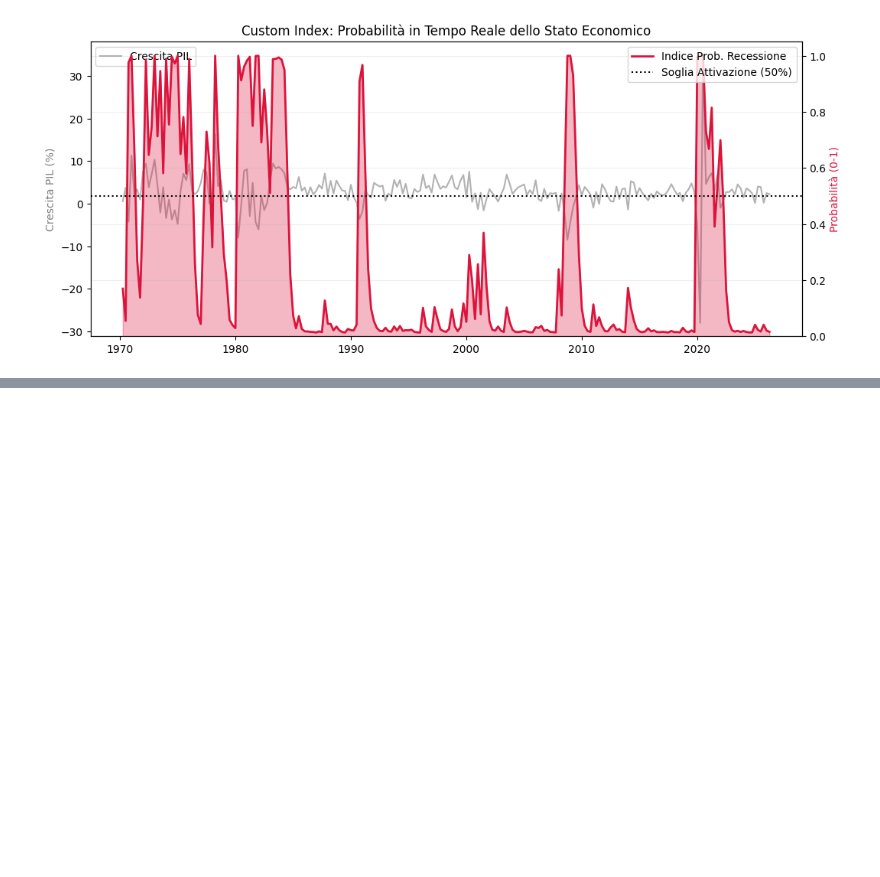
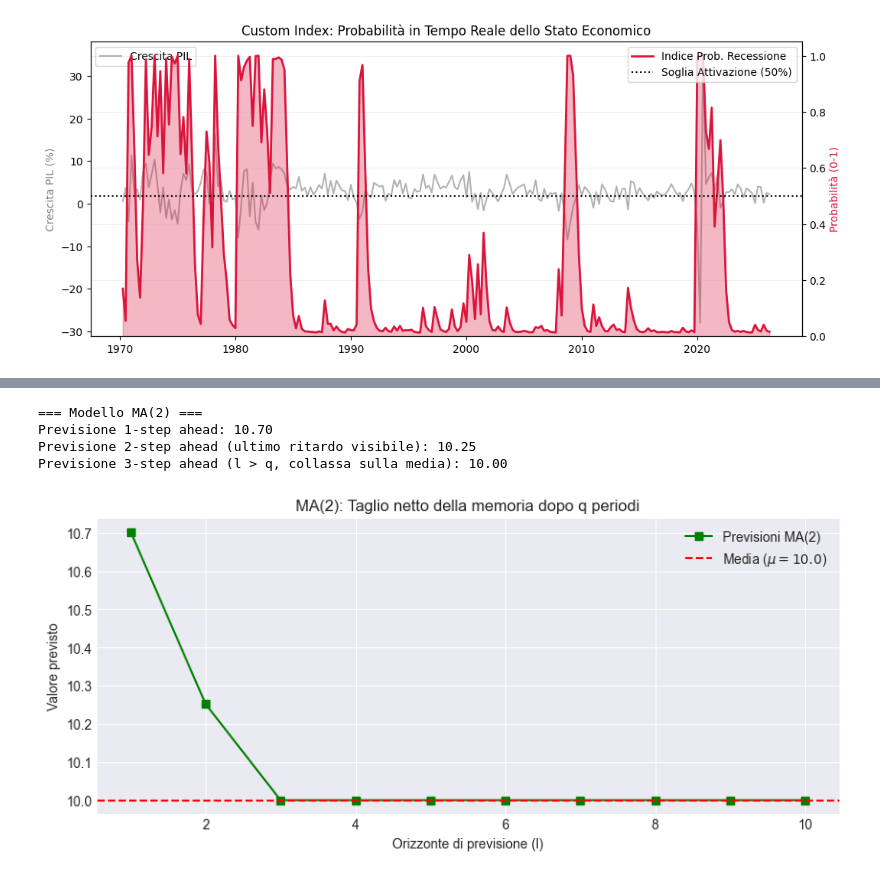
Before and after one commit to okjhonny/Time-Series-Th, a Jupyter notebook: Proof.ipynb, the cells around one changed output, grey strips where cells are left out. Cells and saved outputs as stored; diff of their text form; code cells hidden in the pictures; blank space fills up the shorter version.

```diff
--- a/Proof.ipynb
+++ b/Proof.ipynb
@@ -683,0 +968,50 @@ Probabilità di restare in Regime 1: 0.0%
+# %%
+# Simulazione di un MA(2) - che funge da esempio per MA(q)
+mu = 10.0
+theta1 = 0.6
+theta2 = 0.4
+q = 2
+
+# Generiamo il White Noise
+epsilon_ma = np.random.normal(0, 1, n)
+X_maq = np.zeros(n)
+
+# Generazione della serie MA(2)
+for t in range(2, n):
+    X_maq[t] = mu + epsilon_ma[t] + theta1 * epsilon_ma[t-1] + theta2 * epsilon_ma[t-2]
+
+# Assumiamo di essere al tempo n-1
+t_origin = n - 1
+
+# Forecast 1-step ahead
+forecast_ma_1 = mu + theta1 * epsilon_ma[t_origin] + theta2 * epsilon_ma[t_origin-1]
+
+# Forecast 2-step ahead (l = q)
+forecast_ma_2 = mu + theta2 * epsilon_ma[t_origin]
+
+# Forecast 3-step ahead (l > q)
+forecast_ma_3 = mu
+
+print("=== Modello MA(2) ===")
+print(f"Previsione 1-step ahead: {forecast_ma_1:.2f}")
+print(f"Previsione 2-step ahead (ultimo ritardo visibile): {forecast_ma_2:.2f}")
+print(f"Previsione 3-step ahead (l > q, collassa sulla media): {forecast_ma_3:.2f}")
+
+# Plot dell'orizzonte di previsione per MA(q)
+l_steps_ma = 10
+forecasts_ma = [forecast_ma_1, forecast_ma_2] + [mu]*(l_steps_ma - 2)
+
+plt.figure(figsize=(10, 4))
+plt.plot(range(1, l_steps_ma+1), forecasts_ma, marker='s', color='green', label='Previsioni MA(2)')
+plt.axhline(mu, color='red', linestyle='--', label=f'Media ($\mu={mu}$)')
+plt.title("MA(2): Taglio netto della memoria dopo q periodi")
+plt.xlabel("Orizzonte di previsione (l)")
+plt.ylabel("Valore previsto")
+plt.legend()
+plt.show()
+# %% [output]
+=== Modello MA(2) ===
+Previsione 1-step ahead: 10.70
+Previsione 2-step ahead (ultimo ritardo visibile): 10.25
+Previsione 3-step ahead (l > q, collassa sulla media): 10.00
+[figure, added]
```
Also changed, not shown: parts of 15 cells of this notebook.
